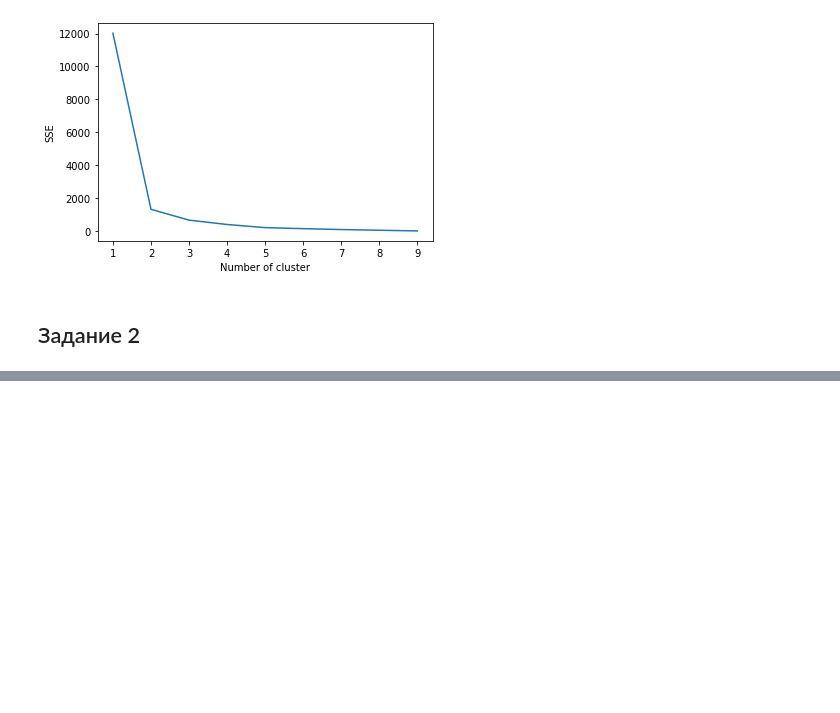
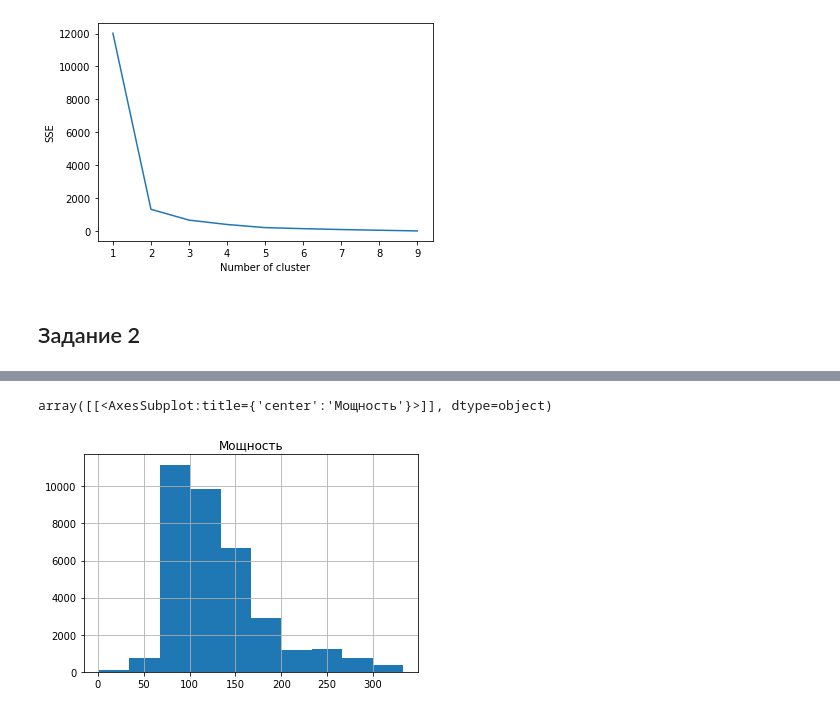
Before and after one commit to margoosha/Metod_analys, a Jupyter notebook: Lab2_ml.ipynb, the cells around one changed output, grey strips where cells are left out. Saved outputs shown, nothing was run; the diff lists cells and outputs as text; code cells hidden in the pictures; blank space fills up the shorter version.

```diff
--- a/Lab2_ml.ipynb
+++ b/Lab2_ml.ipynb
@@ -53,0 +83,5 @@ FileNotFoundError: [Errno 2] No such file or directory: 'data/2.csv'
+# %%
+df.hist('Мощность')
+# %% [output]
+array([[<AxesSubplot:title={'center':'Мощность'}>]], dtype=object)
+[figure, added]
```
Also changed, not shown: parts of 9 cells of this notebook.
